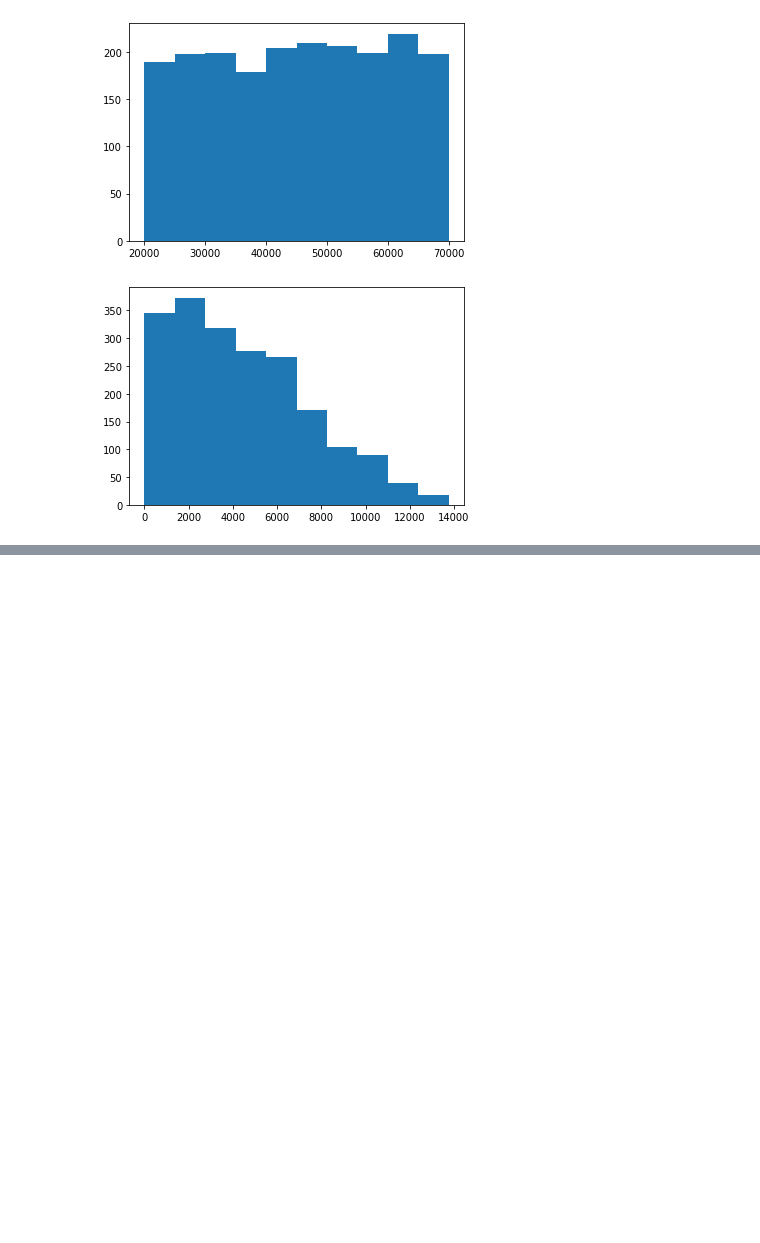
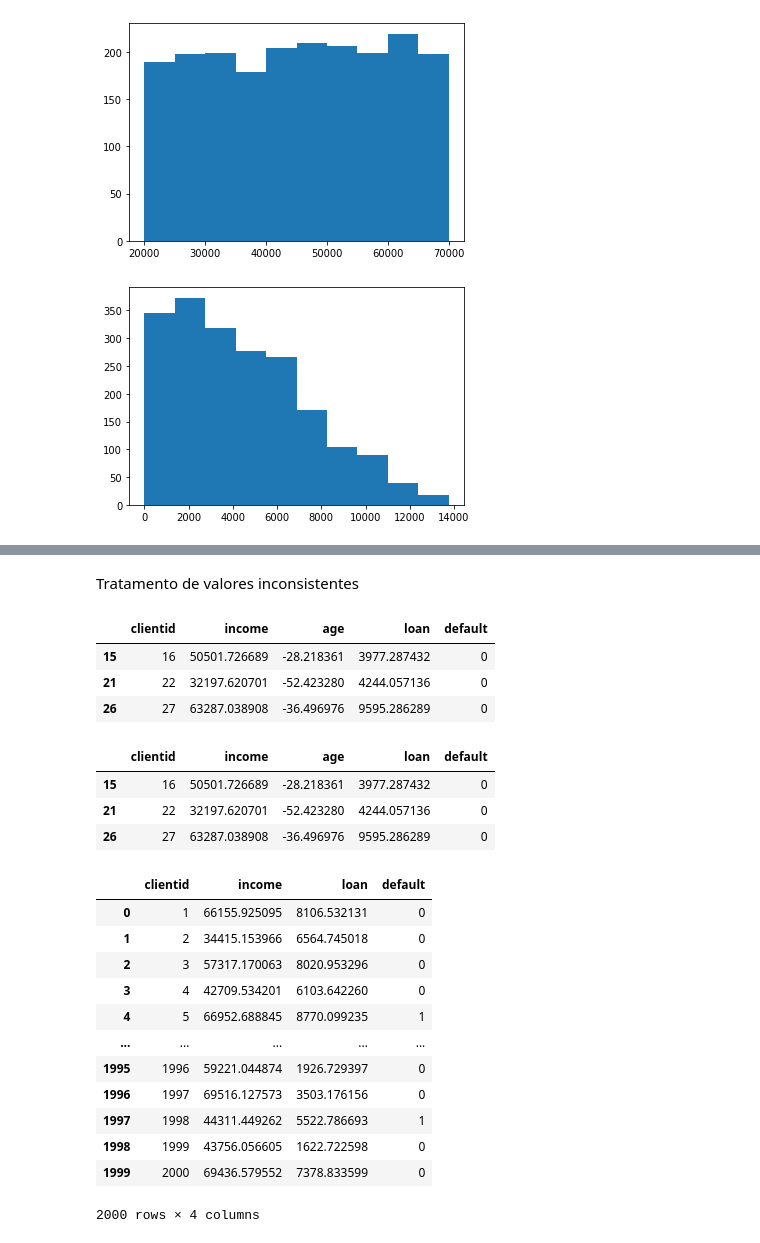
Before and after one commit to vasconcelosjean42/machine_learning-and-data-science-iaexpert, a Jupyter notebook: classificacao/parte_01_classificacao.ipynb, the cells around one changed output, grey strips where cells are left out. Drawn from its saved outputs; the diff is of its cells as text; code cells hidden in the pictures; blank space fills up the shorter version.

```diff
--- a/classificacao/parte_01_classificacao.ipynb
+++ b/classificacao/parte_01_classificacao.ipynb
@@ -102,3 +102,39 @@ grafico = px.scatter_matrix(base_credit, dimensions=['age', 'income', 'loan'], c
 grafico.show()
 # %% [output]
 [interactive output not drawn]
+# %% [markdown]
+Tratamento de valores inconsistentes
+# %%
+#fazer a localização dos registros através do .loc
+base_credit.loc[base_credit['age'] < 0]
+# %% [output]
+|  | clientid | income | age | loan | default |
+| 15 | 16 | 50501.726689 | -28.218361 | 3977.287432 | 0 |
+| 21 | 22 | 32197.620701 | -52.423280 | 4244.057136 | 0 |
+| 26 | 27 | 63287.038908 | -36.496976 | 9595.286289 | 0 |
+# %%
+#fazer a localização dos registros
+base_credit[base_credit['age'] < 0]
+# %% [output]
+|  | clientid | income | age | loan | default |
+| 15 | 16 | 50501.726689 | -28.218361 | 3977.287432 | 0 |
+| 21 | 22 | 32197.620701 | -52.423280 | 4244.057136 | 0 |
+| 26 | 27 | 63287.038908 | -36.496976 | 9595.286289 | 0 |
+# %%
+#Apagar a coluna inteira(de todos os registros da base de dados)
+base_credit2 = base_credit.drop('age', axis = 1)
+base_credit2
+# %% [output]
+|  | clientid | income | loan | default |
+| 0 | 1 | 66155.925095 | 8106.532131 | 0 |
+| 1 | 2 | 34415.153966 | 6564.745018 | 0 |
+| 2 | 3 | 57317.170063 | 8020.953296 | 0 |
+| 3 | 4 | 42709.534201 | 6103.642260 | 0 |
+| 4 | 5 | 66952.688845 | 8770.099235 | 1 |
+| ... | ... | ... | ... | ... |
+| 1995 | 1996 | 59221.044874 | 1926.729397 | 0 |
+| 1996 | 1997 | 69516.127573 | 3503.176156 | 0 |
+| 1997 | 1998 | 44311.449262 | 5522.786693 | 1 |
+| 1998 | 1999 | 43756.056605 | 1622.722598 | 0 |
+| 1999 | 2000 | 69436.579552 | 7378.833599 | 0 |
+2000 rows × 4 columns
```
Also changed, not shown: parts of 8 cells of this notebook.
